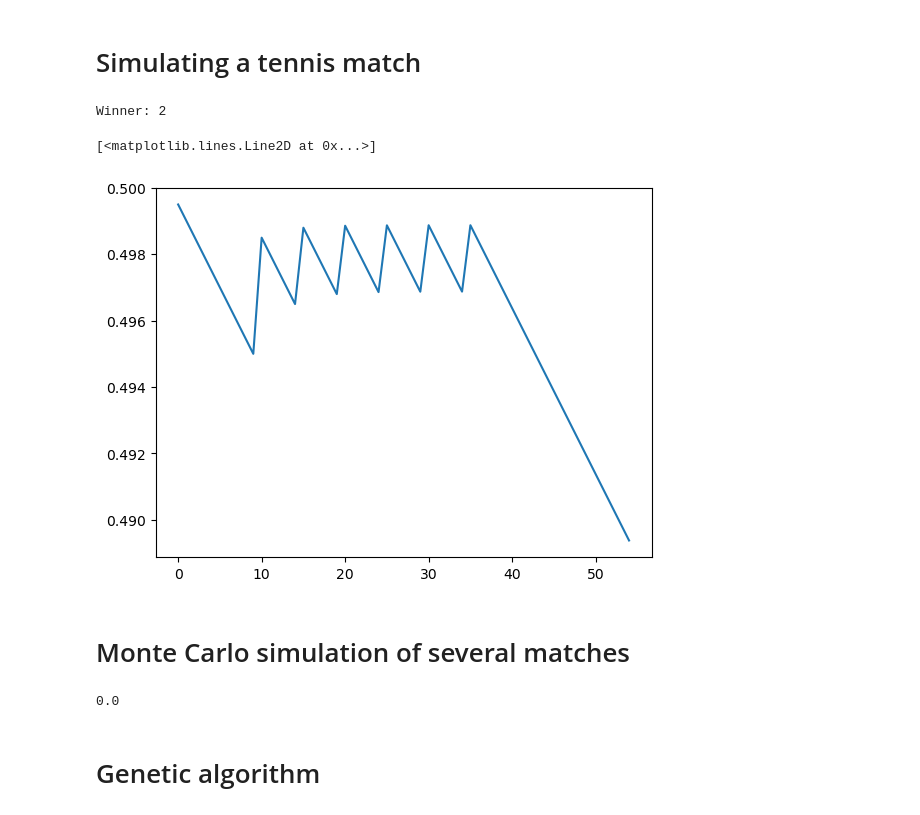
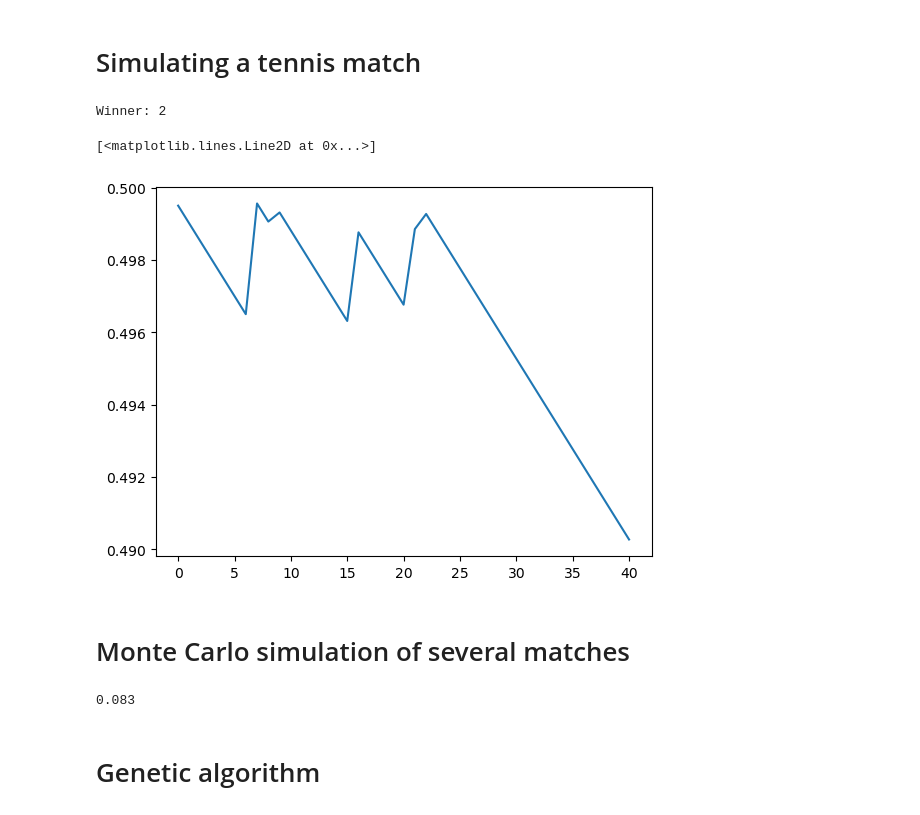
Before and after one commit to tedibaba/Optimising-tennis-break-times, a Jupyter notebook: Tennis game.ipynb, the cells around one changed output. Drawn from its saved outputs; the diff is of its cells as text; code cells hidden in the pictures.

```diff
--- a/Tennis game.ipynb
+++ b/Tennis game.ipynb
@@ -73,9 +73,23 @@ class Player:
     def __str__(self):
         return f"Player(p={self.p}, break_times={self.break_times})"
 
+    def reset(self):
+        self.t = 0
+        self.player_t = 0
+        self.time_since_last_recovery = 0
+        return self
+
 
 def eval_fitness(match_result):
     return len([1 for r in match_result if r == 1]) / len(match_result)
+
+player_gen = lambda p, break_times, decay_rate: Player(
+    p_func=player_func,
+    recover_func=recovery_func,
+    p=p,
+    break_times=break_times,
+    decay_rate=decay_rate
+)
 # %% [markdown]
 # Simulating a tennis match
 # %%
@@ -117,39 +131,39 @@ def simulate_set(p1):
         print("Set could not be resolved.")
         res[0] = 3
     # print(f"Set result: {res[0]}, P1 wins: {p1_wins}, P2 wins: {p2_wins}")
     return res, p1_p_list
 
 #The second player's chance of winning is 1 - p1's chance so we do not need to create it.
 def simulate_match(p1, max_sets=5):
     sets = []
     set_results = []
     evolution_p = []
     for i in range(max_sets):
         [set_winner, set_result], p1_p_list = simulate_set(p1)
         evolution_p.extend(p1_p_list)
         if set_winner == 3:
             print(f"Set {i+1} could not be resolved.")
             break
         sets.append(set_winner)
         set_results.append([set_result])
     counts = np.bincount(sets)
     winner = np.argmax(counts)
 
     return winner, sets, set_results, evolution_p
 
 
-p1 = Player(player_func, recovery_func, 0.5, [20,30,50,40,60, 70], 0.001)
+p1 = Player(player_func, recovery_func, 0.5, [14, 15 ,18 ,32 ,42, 44], 0.001)
 winner,_,_, evolution_p = simulate_match(p1)
 print("Winner:", winner)
 plt.plot(evolution_p)
 # %% [output]
 Winner: 2
 [<matplotlib.lines.Line2D at 0x...>]
-[figure, old version]
+[figure, new version]
 # %% [markdown]
 # Monte Carlo simulation of several matches
 # %%
-def monte_carlo_matches(p1, reps, verbose=False, max_iter=100):
+def monte_carlo_matches(p1, reps, verbose=False):
     ties = 0
     winners = []
     # final_transients = []
@@ -162,6 +176,7 @@ def monte_carlo_matches(p1, reps, verbose=False, max_iter=100):
         ties += tie
         # if not tie:
         winners.append(winner)
+        p1.reset()
             # final_transients += [game[-3]]
             # if verbose: print('Winner was {0}, Second Last State was {1}'.format(winners[-1], final_transients))
     # game_lengths += [len(game)-2]
@@ -169,10 +184,11 @@ def monte_carlo_matches(p1, reps, verbose=False, max_iter=100):
     # final_transients = np.array(final_transients)
     return winners
 
+p1 = Player(player_func, recovery_func, 0.5, [14, 15 ,18 ,32 ,42, 44], 0.011)
 win = monte_carlo_matches(p1, 1000)
 print(eval_fitness(win))
 # %% [output]
-0.0
+0.083
 # %% [markdown]
 # Genetic algorithm
 # %%
```
Also changed, not shown: parts of 7 cells of this notebook.
